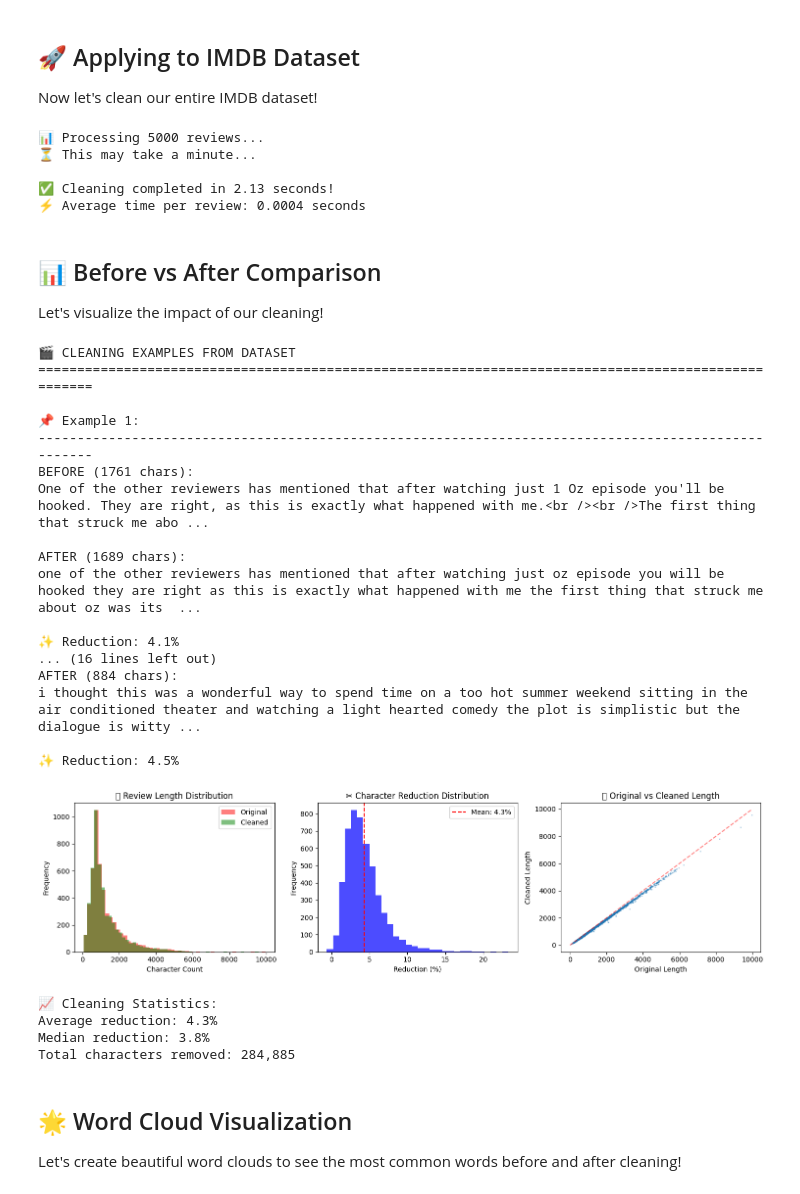
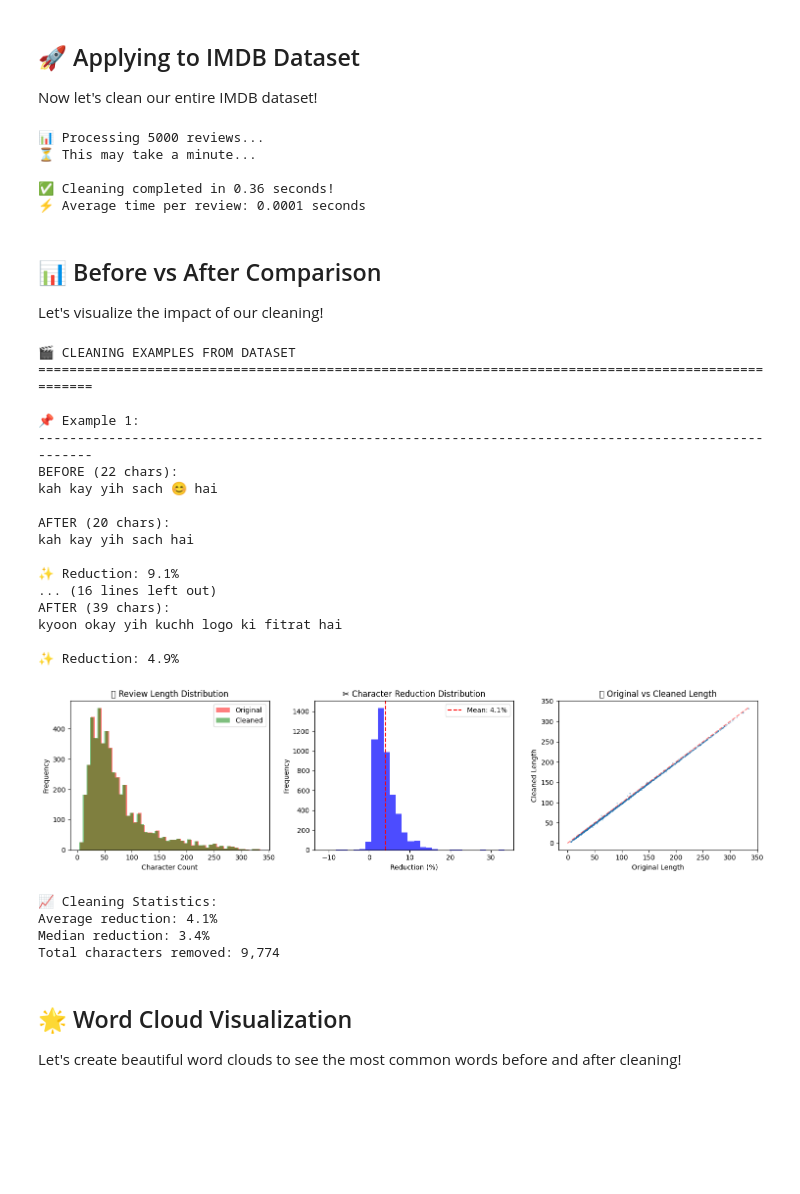
Before and after one commit to jokefun022/First-Project, a Jupyter notebook: Text_Data_Cleaning.ipynb, the cells around one changed output. Cells and saved outputs as stored; diff of their text form; code cells hidden in the pictures; blank space fills up the shorter version.

```diff
--- a/Text_Data_Cleaning.ipynb
+++ b/Text_Data_Cleaning.ipynb
@@ -141,14 +141,14 @@ df.head()
 # %%
-df = pd.read_csv('/content/IMDB Dataset.csv')
+df = pd.read_csv('/content/Complete Data With Emoji.csv')
 # Check for missing values and basic statistics
 print("🔍 Dataset Information:")
 print("="*50)
 print(f"Total reviews: {len(df)}")
 print(f"Missing values: {df.isnull().sum().sum()}")
 print(f"\nSentiment Distribution:")
-print(df['sentiment'].value_counts())
+print(df['Sentiment Analysis'].value_counts())
 print("\n📏 Review Length Statistics:")
-df['review_length'] = df['review'].str.len()
+df['review_length'] = df['Tweet_Text_With_Emoji'].str.len()
 print(f"Average length: {df['review_length'].mean():.0f} characters")
 print(f"Shortest review: {df['review_length'].min()} characters")
 print(f"Longest review: {df['review_length'].max()} characters")
@@ -551,7 +550,7 @@ import time
 start_time = time.time()
 
 # Clean the reviews
-df_sample['cleaned_review'] = df_sample['review'].apply(
+df_sample['cleaned_review'] = df_sample['Tweet_Text_With_Emoji'].apply(
     lambda x: clean_text(x, remove_stop=False, lemmatize=False)
 )
 
@@ -562,8 +561,8 @@ print(f"⚡ Average time per review: {(end_time - start_time)/sample_size:.4f} s
 📊 Processing 5000 reviews...
 ⏳ This may take a minute...
 
-✅ Cleaning completed in 2.13 seconds!
-⚡ Average time per review: 0.0004 seconds
+✅ Cleaning completed in 0.36 seconds!
+⚡ Average time per review: 0.0001 seconds
 # %% [markdown]
 ## 📊 Before vs After Comparison
 
@@ -577,7 +576,7 @@ for i in range(3):
     print(f"\n📌 Example {i+1}:")
     print("-"*100)
 
-    original = df_sample.loc[i, 'review']
+    original = df_sample.loc[i, 'Tweet_Text_With_Emoji']
     cleaned = df_sample.loc[i, 'cleaned_review']
 
     # Show first 200 characters
@@ -594,21 +593,21 @@ for i in range(3):
 
 📌 Example 1:
 ----------------------------------------------------------------------------------------------------
-BEFORE (1761 chars):
-One of the other reviewers has mentioned that after watching just 1 Oz episode you'll be hooked. They are right, as this is exactly what happened with me.<br /><br />The first thing that struck me abo ...
+BEFORE (22 chars):
+kah kay yih sach 😊 hai
 
-AFTER (1689 chars):
-one of the other reviewers has mentioned that after watching just oz episode you will be hooked they are right as this is exactly what happened with me the first thing that struck me about oz was its  ...
+AFTER (20 chars):
+kah kay yih sach hai
 
-✨ Reduction: 4.1%
+✨ Reduction: 9.1%
 ... (16 lines left out)
-AFTER (884 chars):
-i thought this was a wonderful way to spend time on a too hot summer weekend sitting in the air conditioned theater and watching a light hearted comedy the plot is simplistic but the dialogue is witty ...
+AFTER (39 chars):
+kyoon okay yih kuchh logo ki fitrat hai
 
-✨ Reduction: 4.5%
+✨ Reduction: 4.9%
 # %%
 # Calculate statistics
-df_sample['original_length'] = df_sample['review'].str.len()
+df_sample['original_length'] = df_sample['Tweet_Text_With_Emoji'].str.len()
 df_sample['cleaned_length'] = df_sample['cleaned_review'].str.len()
 df_sample['reduction_pct'] = 100 * (1 - df_sample['cleaned_length'] / df_sample['original_length'])
 
@@ -619,38 +618,38 @@ fig, axes = plt.subplots(1, 3, figsize=(15, 4))
 axes[0].hist(df_sample['original_length'], bins=50, alpha=0.5, label='Original', color='red')
 axes[0].hist(df_sample['cleaned_length'], bins=50, alpha=0.5, label='Cleaned', color='green')
 axes[0].set_xlabel('Character Count')
 axes[0].set_ylabel('Frequency')
 axes[0].set_title('📊 Review Length Distribution')
 axes[0].legend()
 
 # Plot 2: Reduction percentage
 axes[1].hist(df_sample['reduction_pct'], bins=30, color='blue', alpha=0.7)
 axes[1].set_xlabel('Reduction (%)')
 axes[1].set_ylabel('Frequency')
 axes[1].set_title('✂️ Character Reduction Distribution')
 axes[1].axvline(df_sample['reduction_pct'].mean(), color='red', linestyle='--', label=f'Mean: {df_sample["reduction_pct"].mean():.1f}%')
 axes[1].legend()
 
 # Plot 3: Before vs After scatter
 axes[2].scatter(df_sample['original_length'], df_sample['cleaned_length'], alpha=0.3, s=1)
 axes[2].plot([0, df_sample['original_length'].max()], [0, df_sample['original_length'].max()], 'r--', alpha=0.5)
 axes[2].set_xlabel('Original Length')
 axes[2].set_ylabel('Cleaned Length')
 axes[2].set_title('🔄 Original vs Cleaned Length')
 
 plt.tight_layout()
 plt.show()
 
 print("\n📈 Cleaning Statistics:")
 print(f"Average reduction: {df_sample['reduction_pct'].mean():.1f}%")
 print(f"Median reduction: {df_sample['reduction_pct'].median():.1f}%")
 print(f"Total characters removed: {(df_sample['original_length'].sum() - df_sample['cleaned_length'].sum()):,}")
 # %% [output]
-[figure, old version]
+[figure, new version]
 📈 Cleaning Statistics:
-Average reduction: 4.3%
-Median reduction: 3.8%
-Total characters removed: 284,885
+Average reduction: 4.1%
+Median reduction: 3.4%
+Total characters removed: 9,774
 # %% [markdown]
 ## 🌟 Word Cloud Visualization
 
```
Also changed, not shown: parts of 10 cells of this notebook.
